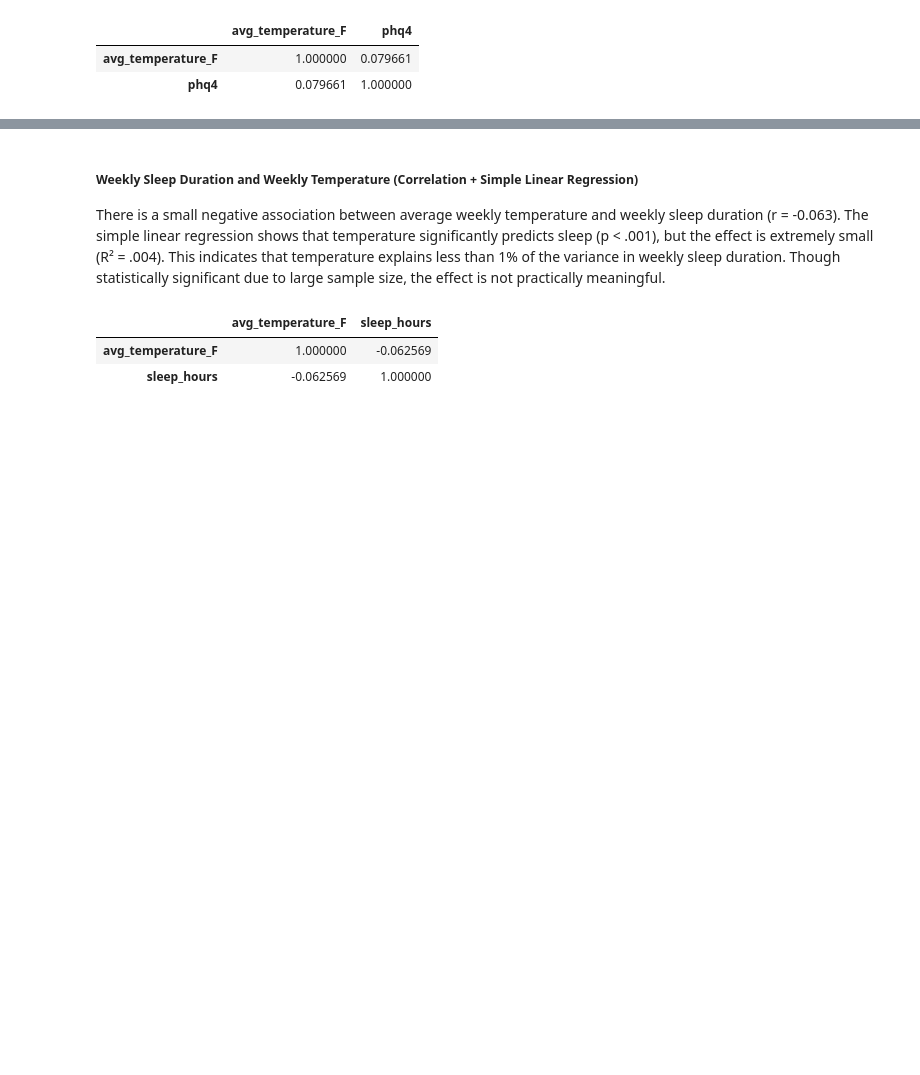
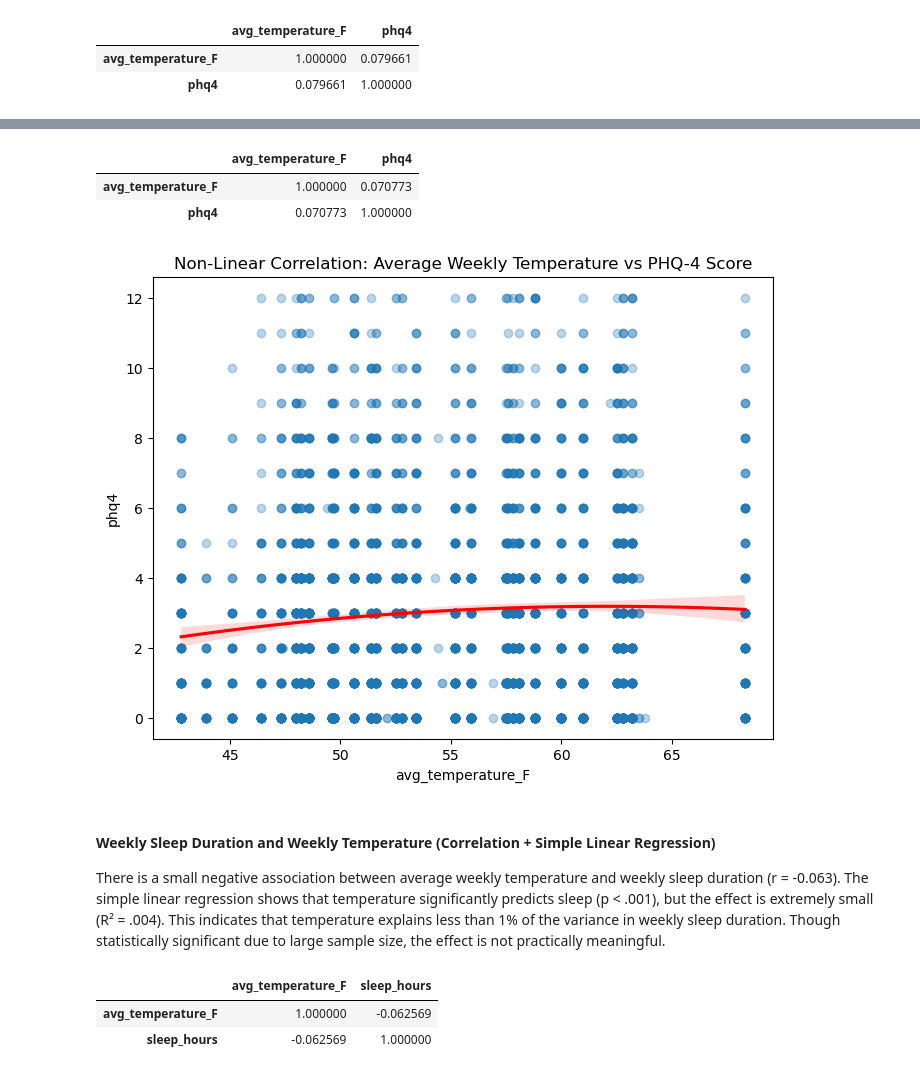
Before and after one commit to COGS108/Group053_WI26, a Jupyter notebook: 02-EDACheckpoint.ipynb, the cells around one changed output, grey strips where cells are left out. Cells and saved outputs as stored; diff of their text form; code cells hidden in the pictures; blank space fills up the shorter version.

Commit message:
add non linear correlation

```diff
--- a/02-EDACheckpoint.ipynb
+++ b/02-EDACheckpoint.ipynb
@@ -749,5 +755,22 @@ plt.show()
+# %%
+final_all[["avg_temperature_F", "phq4"]].corr(method='spearman')
+# %% [output]
+|  | avg_temperature_F | phq4 |
+| avg_temperature_F | 1.000000 | 0.070773 |
+| phq4 | 0.070773 | 1.000000 |
+# %%
+plt.figure(figsize=(8,6))
+
+sns.regplot(x='avg_temperature_F', y='phq4', data=df_m,
+            order=2,
+            scatter_kws={'alpha':0.3},
+            line_kws={'color':'red'})
+plt.title("Non-Linear Correlation: Average Weekly Temperature vs PHQ-4 Score")
+plt.show()
+# %% [output]
+[figure, added]
 # %% [markdown]
-#####  Weekly Sleep Duration and Weekly Temperature (Correlation + Simple Linear Regression)
+####  Weekly Sleep Duration and Weekly Temperature (Correlation + Simple Linear Regression)
 There is a small negative association between average weekly temperature and weekly sleep duration (r = -0.063). The simple linear regression shows that temperature significantly predicts sleep (p < .001), but the effect is extremely small (R² = .004). This indicates that temperature explains less than 1% of the variance in weekly sleep duration. Though statistically significant due to large sample size, the effect is not practically meaningful.
 # %%
 final_all.assign(
```
Also changed, not shown: parts of 21 cells of this notebook, 7 other files.
